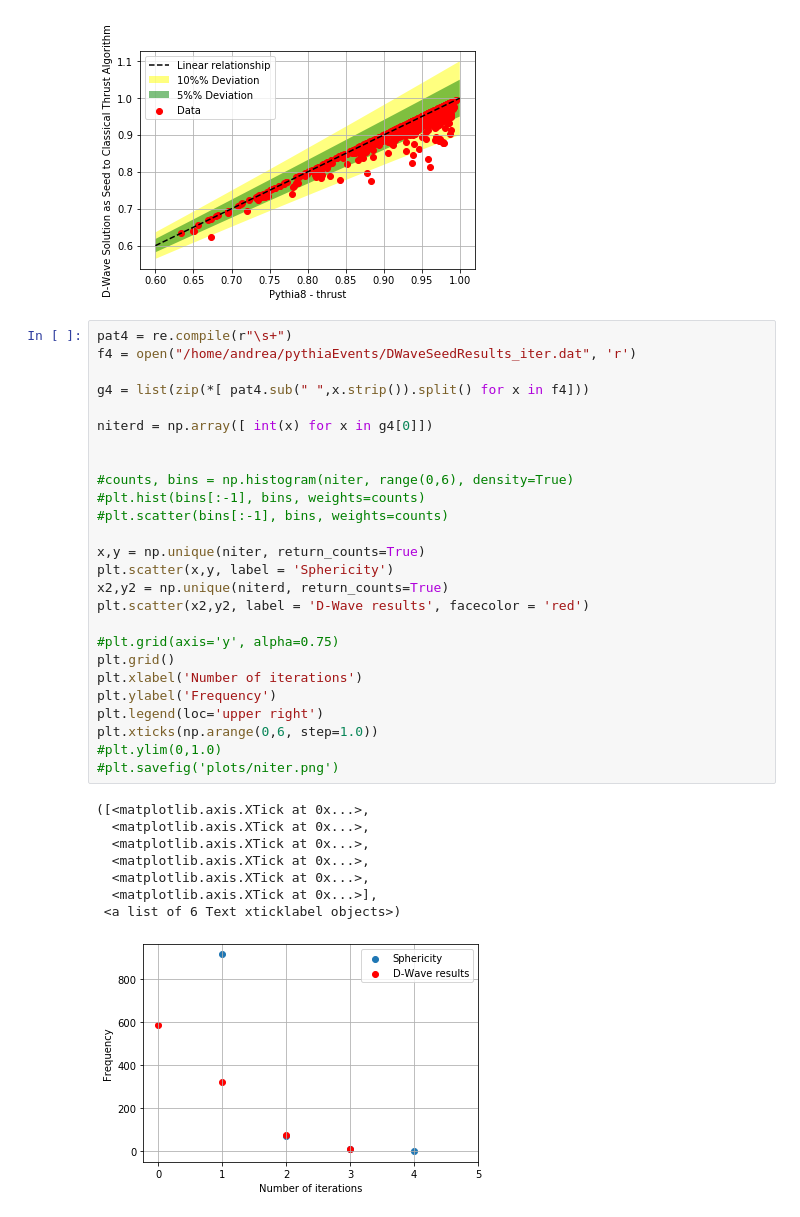
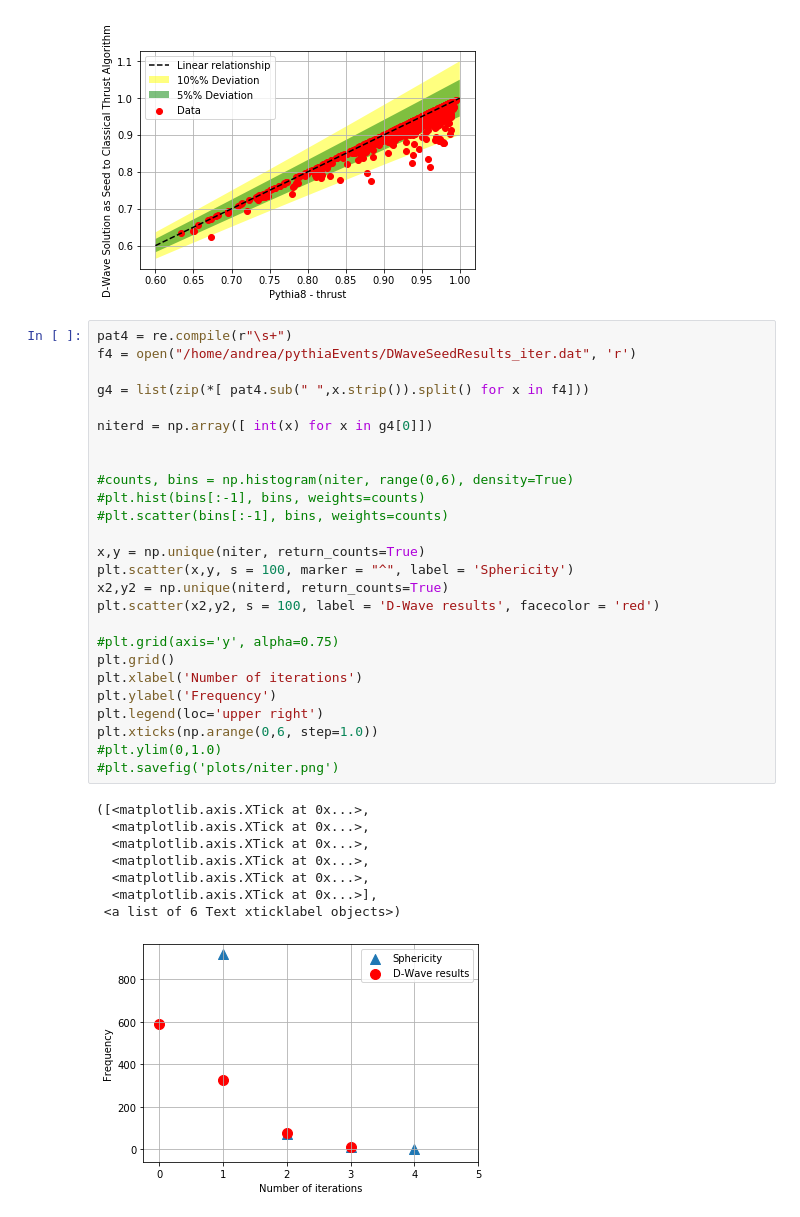
Before and after one commit to delgadoandrea/quantumjets, a Jupyter notebook: plot_results.ipynb, the cells around one changed output. Drawn from its saved outputs; the diff is of its cells as text.

```diff
--- a/plot_results.ipynb
+++ b/plot_results.ipynb
@@ -223,33 +224,33 @@ pat4 = re.compile(r"\s+")
 f4 = open("/home/andrea/pythiaEvents/DWaveSeedResults_iter.dat", 'r')
 
 g4 = list(zip(*[ pat4.sub(" ",x.strip()).split() for x in f4]))
 
 niterd = np.array([ int(x) for x in g4[0]])
 
 
 #counts, bins = np.histogram(niter, range(0,6), density=True)
 #plt.hist(bins[:-1], bins, weights=counts)
 #plt.scatter(bins[:-1], bins, weights=counts)
 
 x,y = np.unique(niter, return_counts=True)
-plt.scatter(x,y, label = 'Sphericity')
+plt.scatter(x,y, s = 100, marker = "^", label = 'Sphericity')
 x2,y2 = np.unique(niterd, return_counts=True)
-plt.scatter(x2,y2, label = 'D-Wave results', facecolor = 'red')
+plt.scatter(x2,y2, s = 100, label = 'D-Wave results', facecolor = 'red')
 
 #plt.grid(axis='y', alpha=0.75)
 plt.grid()
 plt.xlabel('Number of iterations')
 plt.ylabel('Frequency')
 plt.legend(loc='upper right')
 plt.xticks(np.arange(0,6, step=1.0))
 #plt.ylim(0,1.0)
 #plt.savefig('plots/niter.png')
 # %% [output]
 ([<matplotlib.axis.XTick at 0x...>,
   <matplotlib.axis.XTick at 0x...>,
   <matplotlib.axis.XTick at 0x...>,
   <matplotlib.axis.XTick at 0x...>,
   <matplotlib.axis.XTick at 0x...>,
   <matplotlib.axis.XTick at 0x...>],
  <a list of 6 Text xticklabel objects>)
-[figure, old version]
+[figure, new version]
```
Also changed, not shown: parts of 3 cells of this notebook, 1 other file.
